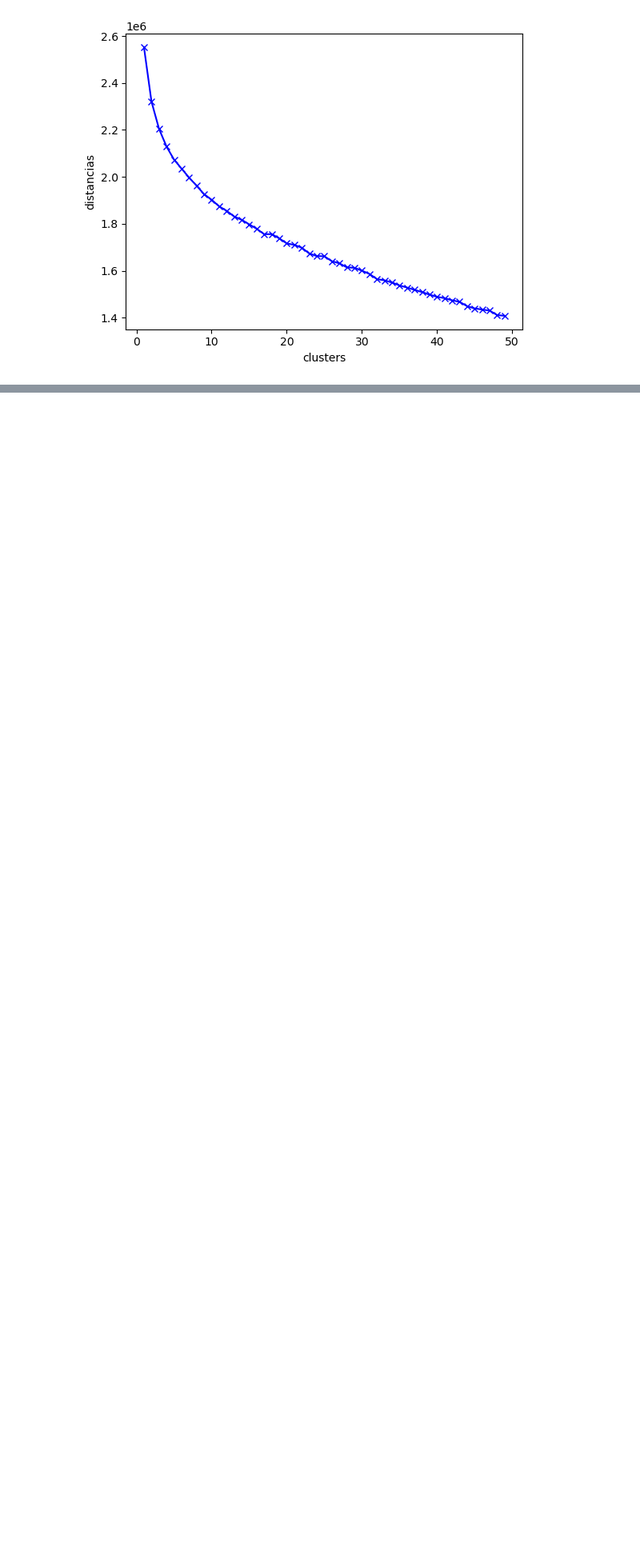
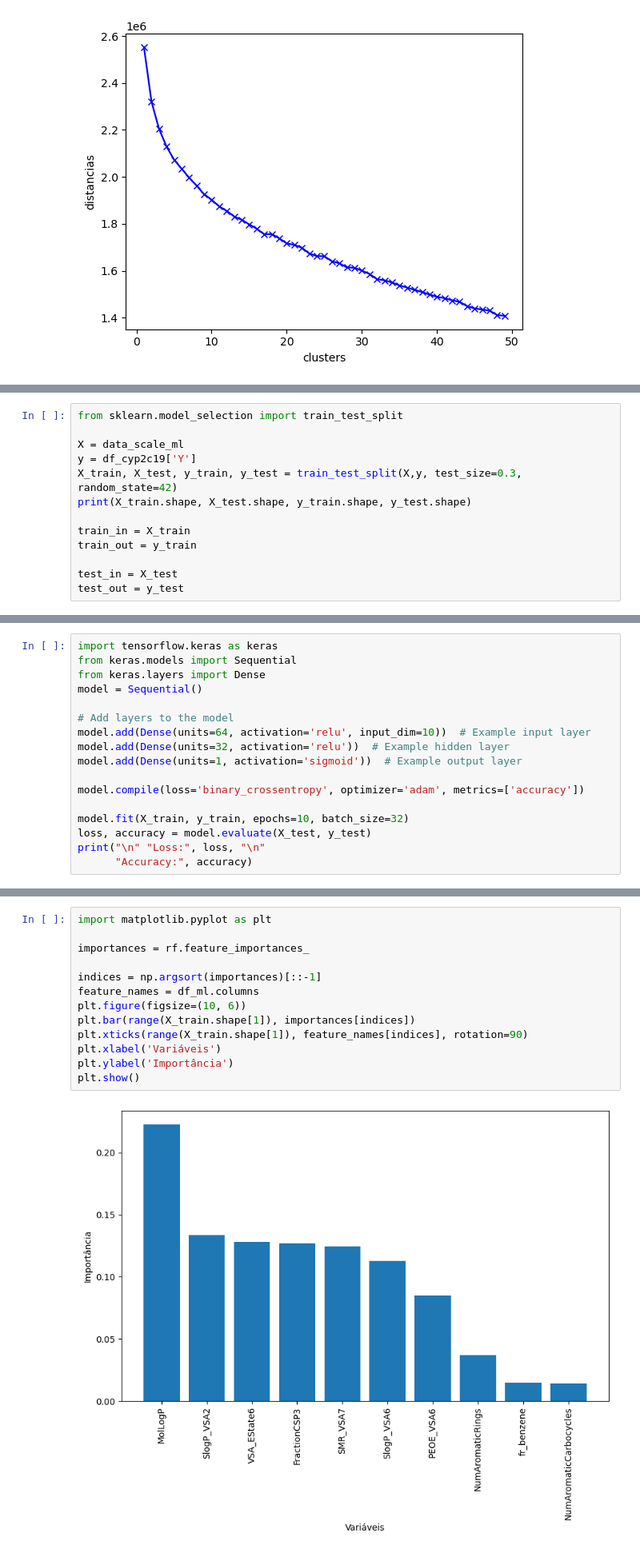
Before and after one commit to tiagosilva4455/TrabalhoExtracaoCBB, a Jupyter notebook: Trabalho_extração_python/Python_CBB.ipynb, the cells around one changed output, grey strips where cells are left out. Shown at 80% size. Cells and saved outputs as stored; diff of their text form; blank space fills up the shorter version.

```diff
--- a/Trabalho_extração_python/Python_CBB.ipynb
+++ b/Trabalho_extração_python/Python_CBB.ipynb
@@ -1126,0 +1169,13 @@ plt.show()
+# %%
+from sklearn.model_selection import train_test_split
+
+X = data_scale_ml
+y = df_cyp2c19['Y']
+X_train, X_test, y_train, y_test = train_test_split(X,y, test_size=0.3, random_state=42)
+print(X_train.shape, X_test.shape, y_train.shape, y_test.shape)
+
+train_in = X_train
+train_out = y_train
+
+test_in = X_test
+test_out = y_test
@@ -1126,0 +1554,17 @@ plt.show()
+# %%
+import tensorflow.keras as keras
+from keras.models import Sequential
+from keras.layers import Dense
+model = Sequential()
+
+# Add layers to the model
+model.add(Dense(units=64, activation='relu', input_dim=10))  # Example input layer
+model.add(Dense(units=32, activation='relu'))  # Example hidden layer
+model.add(Dense(units=1, activation='sigmoid'))  # Example output layer
+
+model.compile(loss='binary_crossentropy', optimizer='adam', metrics=['accuracy'])
+
+model.fit(X_train, y_train, epochs=10, batch_size=32)
+loss, accuracy = model.evaluate(X_test, y_test)
+print("\n" "Loss:", loss, "\n"
+      "Accuracy:", accuracy)
@@ -1126,0 +1615,15 @@ plt.show()
+# %%
+import matplotlib.pyplot as plt
+
+importances = rf.feature_importances_
+
+indices = np.argsort(importances)[::-1]
+feature_names = df_ml.columns
+plt.figure(figsize=(10, 6))
+plt.bar(range(X_train.shape[1]), importances[indices])
+plt.xticks(range(X_train.shape[1]), feature_names[indices], rotation=90)
+plt.xlabel('Variáveis')
+plt.ylabel('Importância')
+plt.show()
+# %% [output]
+[figure, added]
```
Also changed, not shown: parts of 44 cells of this notebook.
